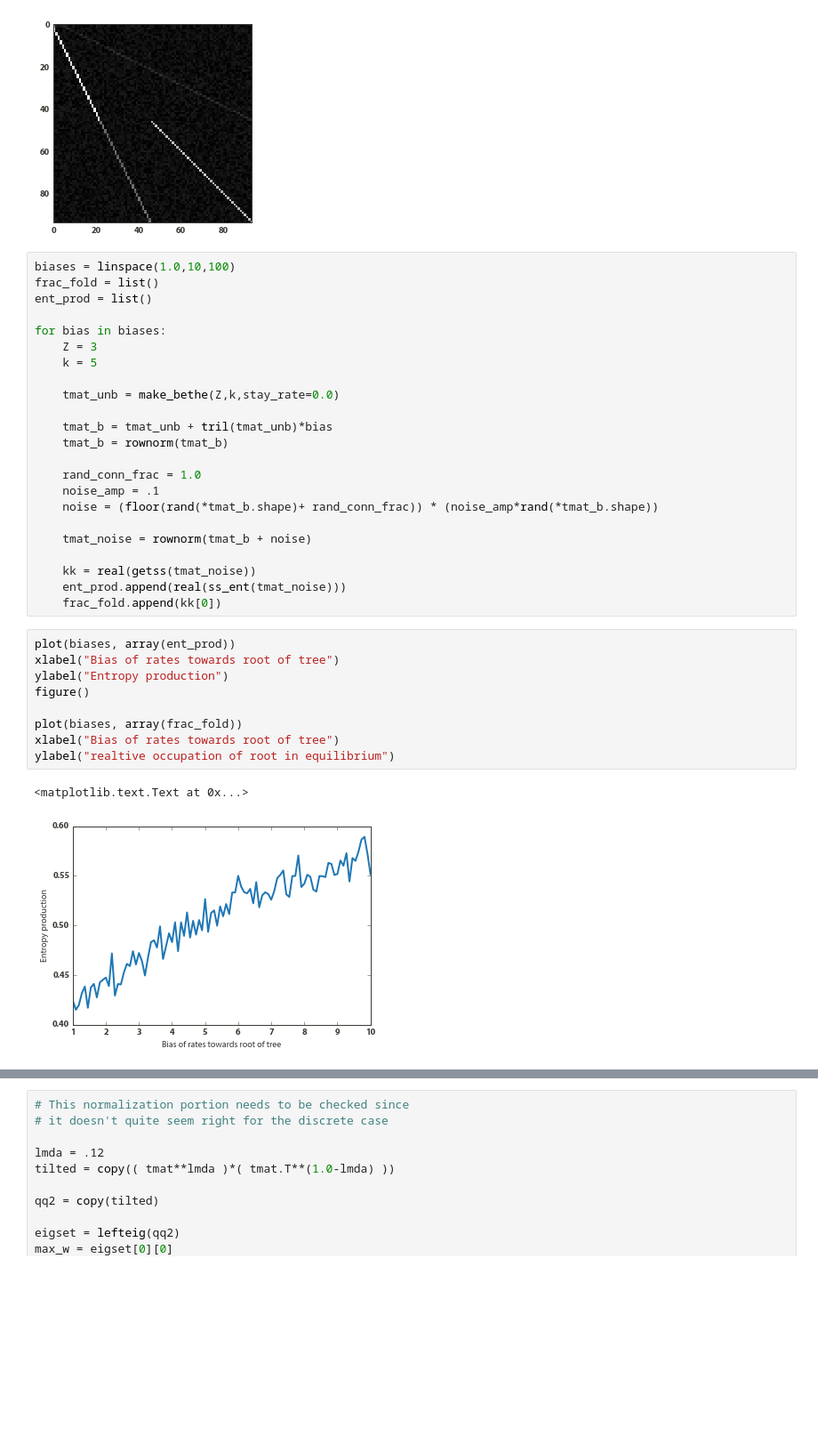
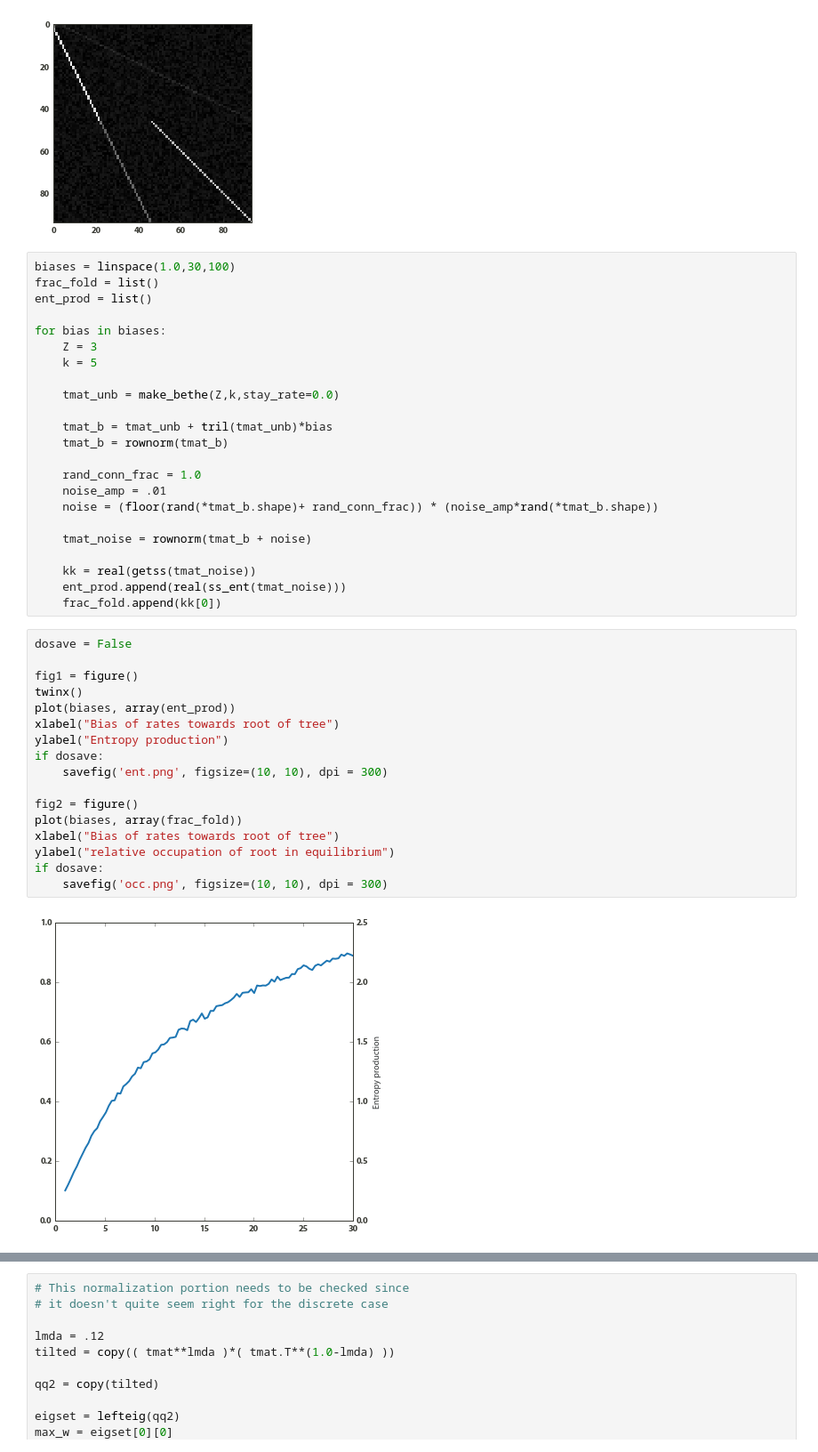
Before and after one commit to williamgilpin/netsim, a Jupyter notebook: simple_models.ipynb, the cells around one changed output, grey strips where cells are left out. Shown at 89% size. Drawn from its saved outputs; the diff is of its cells as text; blank space fills up the shorter version.

```diff
--- a/simple_models.ipynb
+++ b/simple_models.ipynb
@@ -428,7 +466,7 @@ imshow(tmat_noise)
 <matplotlib.image.AxesImage at 0x...>
 [figure]
 # %%
-biases = linspace(1.0,10,100)
+biases = linspace(1.0,30,100)
 frac_fold = list()
 ent_prod = list()
 
@@ -442,7 +480,7 @@ for bias in biases:
     tmat_b = rownorm(tmat_b)
 
     rand_conn_frac = 1.0
-    noise_amp = .1
+    noise_amp = .01
     noise = (floor(rand(*tmat_b.shape)+ rand_conn_frac)) * (noise_amp*rand(*tmat_b.shape))
 
     tmat_noise = rownorm(tmat_b + noise)
@@ -451,14 +489,21 @@ for bias in biases:
     ent_prod.append(real(ss_ent(tmat_noise)))
     frac_fold.append(kk[0])
 # %%
+dosave = False
+
+fig1 = figure()
+twinx()
 plot(biases, array(ent_prod))
 xlabel("Bias of rates towards root of tree")
 ylabel("Entropy production")
-figure()
+if dosave:
+    savefig('ent.png', figsize=(10, 10), dpi = 300)
 
+fig2 = figure()
 plot(biases, array(frac_fold))
 xlabel("Bias of rates towards root of tree")
-ylabel("realtive occupation of root in equilibrium")
+ylabel("relative occupation of root in equilibrium")
+if dosave:
+    savefig('occ.png', figsize=(10, 10), dpi = 300)
 # %% [output]
-<matplotlib.text.Text at 0x...>
-[figure, old version]
+[figure, new version]
```
Also changed, not shown: parts of 16 cells of this notebook, 2 other files.
